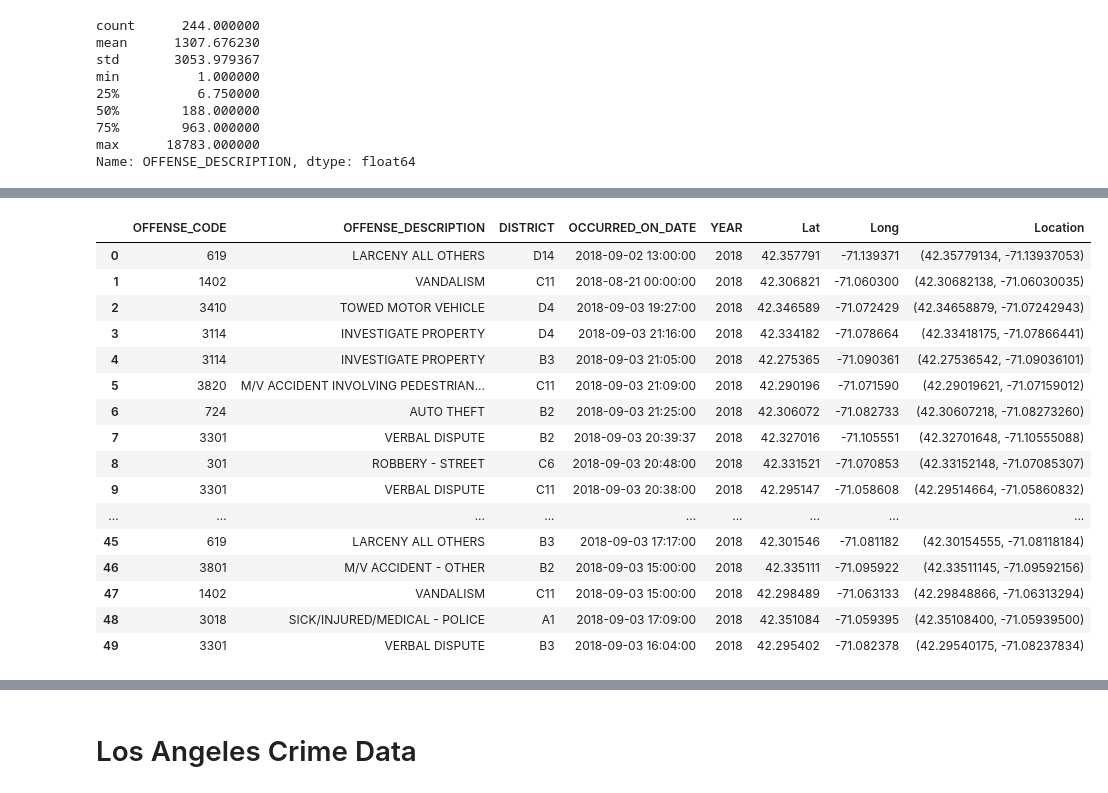
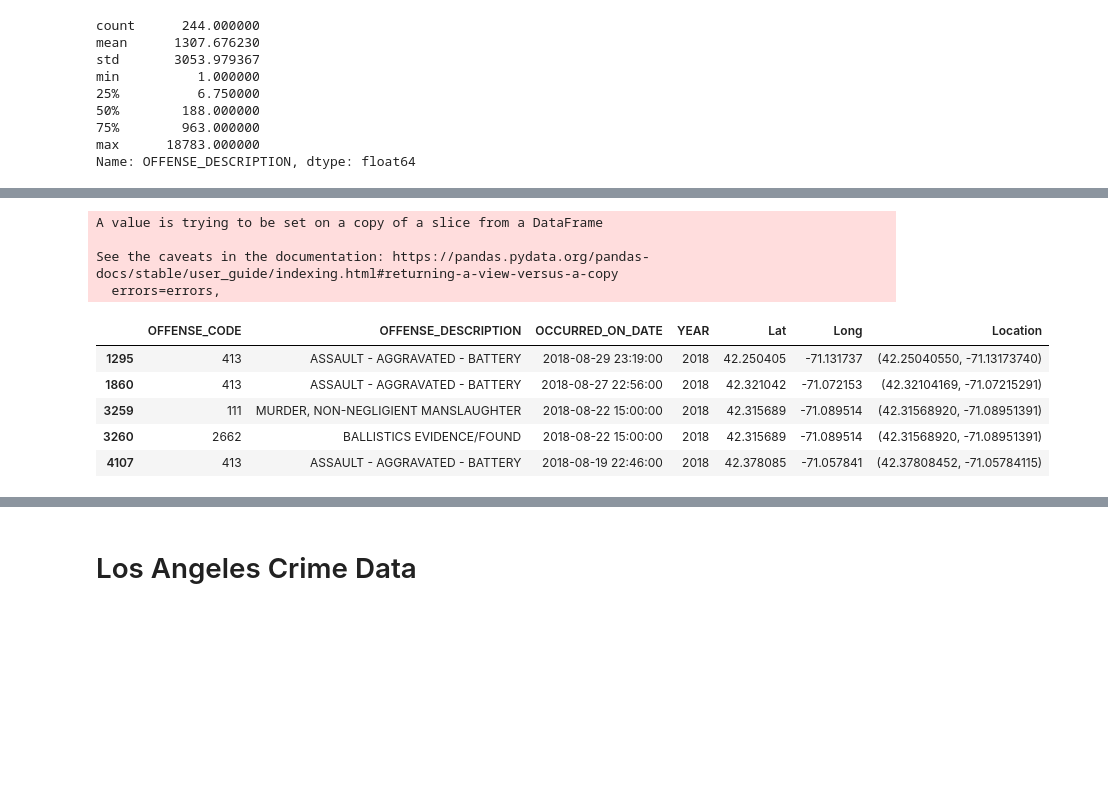
Before and after one commit to melpatjen16/capstone-project, a Jupyter notebook: Crimedata-2.ipynb, the cells around one changed output, grey strips where cells are left out. Saved outputs shown, nothing was run; the diff lists cells and outputs as text; code cells hidden in the pictures; blank space fills up the shorter version.

```diff
--- a/Crimedata-2.ipynb
+++ b/Crimedata-2.ipynb
@@ -229,5 +229,3 @@ Column STREET has 10871 null values
 Column Lat has 19999 null values
 Column Long has 19999 null values
 Column Location has 0 null values
-# %%
-bo_df.dropna(subset = ['DISTRICT', 'Lat', 'Long'], how='all', inplace=True)
@@ -234,21 +235,14 @@ bo_df.dropna(subset = ['DISTRICT', 'Lat', 'Long'], how='all', inplace=True)
 # %%
-bo_df.drop(columns=["INCIDENT_NUMBER", "OFFENSE_CODE_GROUP", "REPORTING_AREA", "SHOOTING", "MONTH", "DAY_OF_WEEK", "HOUR", "UCR_PART", "STREET"], inplace = True)
-bo_df.head(50)
+bo_clean.drop(["INCIDENT_NUMBER", "OFFENSE_CODE_GROUP", "REPORTING_AREA", "SHOOTING", "MONTH", "DAY_OF_WEEK", "HOUR", "UCR_PART", "STREET", "DISTRICT"], axis = 1, inplace = True)
+bo_clean.head()
 # %% [output]
+A value is trying to be set on a copy of a slice from a DataFrame
+
+See the caveats in the documentation: https://pandas.pydata.org/pandas-docs/stable/user_guide/indexing.html#returning-a-view-versus-a-copy
+  errors=errors,
-|  | OFFENSE_CODE | OFFENSE_DESCRIPTION | DISTRICT | OCCURRED_ON_DATE | YEAR | Lat | Long | Location |
-| 0 | 619 | LARCENY ALL OTHERS | D14 | 2018-09-02 13:00:00 | 2018 | 42.357791 | -71.139371 | (42.35779134, -71.13937053) |
-| 1 | 1402 | VANDALISM | C11 | 2018-08-21 00:00:00 | 2018 | 42.306821 | -71.060300 | (42.30682138, -71.06030035) |
-| 2 | 3410 | TOWED MOTOR VEHICLE | D4 | 2018-09-03 19:27:00 | 2018 | 42.346589 | -71.072429 | (42.34658879, -71.07242943) |
-| 3 | 3114 | INVESTIGATE PROPERTY | D4 | 2018-09-03 21:16:00 | 2018 | 42.334182 | -71.078664 | (42.33418175, -71.07866441) |
-| 4 | 3114 | INVESTIGATE PROPERTY | B3 | 2018-09-03 21:05:00 | 2018 | 42.275365 | -71.090361 | (42.27536542, -71.09036101) |
-| 5 | 3820 | M/V ACCIDENT INVOLVING PEDESTRIAN... | C11 | 2018-09-03 21:09:00 | 2018 | 42.290196 | -71.071590 | (42.29019621, -71.07159012) |
-| 6 | 724 | AUTO THEFT | B2 | 2018-09-03 21:25:00 | 2018 | 42.306072 | -71.082733 | (42.30607218, -71.08273260) |
-| 7 | 3301 | VERBAL DISPUTE | B2 | 2018-09-03 20:39:37 | 2018 | 42.327016 | -71.105551 | (42.32701648, -71.10555088) |
-| 8 | 301 | ROBBERY - STREET | C6 | 2018-09-03 20:48:00 | 2018 | 42.331521 | -71.070853 | (42.33152148, -71.07085307) |
-| 9 | 3301 | VERBAL DISPUTE | C11 | 2018-09-03 20:38:00 | 2018 | 42.295147 | -71.058608 | (42.29514664, -71.05860832) |
-| ... | ... | ... | ... | ... | ... | ... | ... | ... |
-| 45 | 619 | LARCENY ALL OTHERS | B3 | 2018-09-03 17:17:00 | 2018 | 42.301546 | -71.081182 | (42.30154555, -71.08118184) |
-| 46 | 3801 | M/V ACCIDENT - OTHER | B2 | 2018-09-03 15:00:00 | 2018 | 42.335111 | -71.095922 | (42.33511145, -71.09592156) |
-| 47 | 1402 | VANDALISM | C11 | 2018-09-03 15:00:00 | 2018 | 42.298489 | -71.063133 | (42.29848866, -71.06313294) |
-| 48 | 3018 | SICK/INJURED/MEDICAL - POLICE | A1 | 2018-09-03 17:09:00 | 2018 | 42.351084 | -71.059395 | (42.35108400, -71.05939500) |
-| 49 | 3301 | VERBAL DISPUTE | B3 | 2018-09-03 16:04:00 | 2018 | 42.295402 | -71.082378 | (42.29540175, -71.08237834) |
+|  | OFFENSE_CODE | OFFENSE_DESCRIPTION | OCCURRED_ON_DATE | YEAR | Lat | Long | Location |
+| 1295 | 413 | ASSAULT - AGGRAVATED - BATTERY | 2018-08-29 23:19:00 | 2018 | 42.250405 | -71.131737 | (42.25040550, -71.13173740) |
+| 1860 | 413 | ASSAULT - AGGRAVATED - BATTERY | 2018-08-27 22:56:00 | 2018 | 42.321042 | -71.072153 | (42.32104169, -71.07215291) |
+| 3259 | 111 | MURDER, NON-NEGLIGIENT MANSLAUGHTER | 2018-08-22 15:00:00 | 2018 | 42.315689 | -71.089514 | (42.31568920, -71.08951391) |
+| 3260 | 2662 | BALLISTICS EVIDENCE/FOUND | 2018-08-22 15:00:00 | 2018 | 42.315689 | -71.089514 | (42.31568920, -71.08951391) |
+| 4107 | 413 | ASSAULT - AGGRAVATED - BATTERY | 2018-08-19 22:46:00 | 2018 | 42.378085 | -71.057841 | (42.37808452, -71.05784115) |
```
Also changed, not shown: parts of 70 cells of this notebook.
